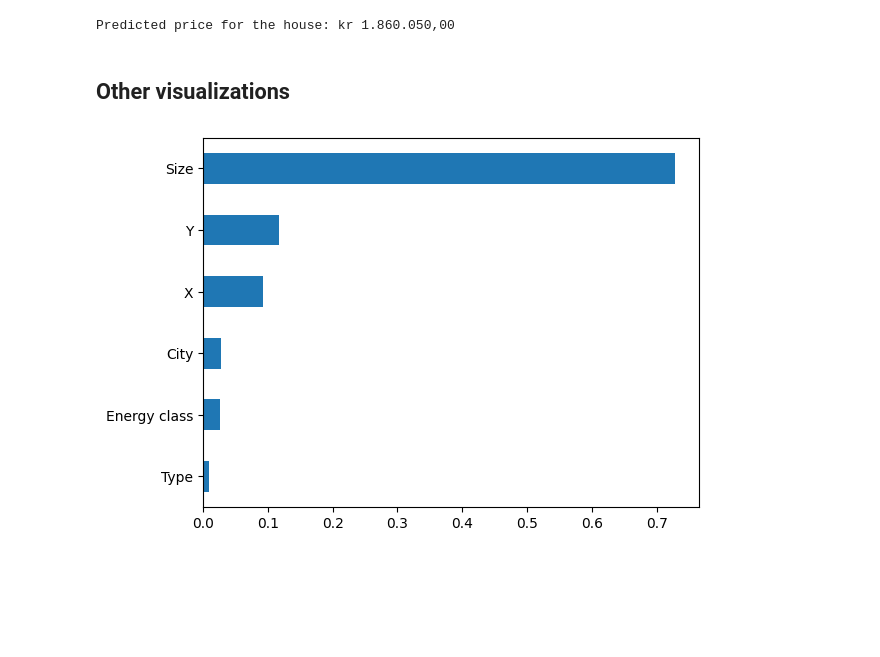
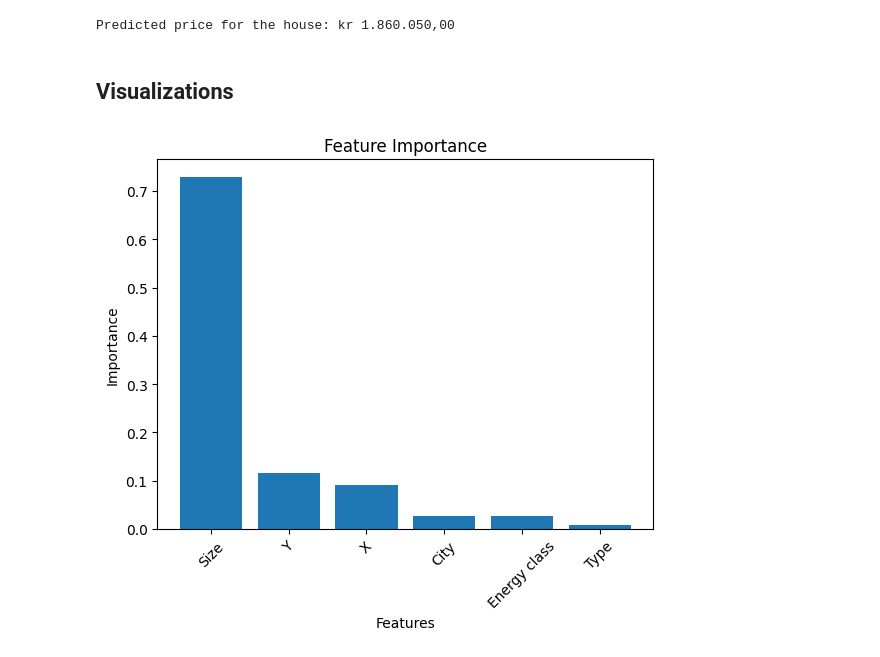
Before and after one commit to OwaisAD/PyHousr, a Jupyter notebook: RandomTreeRegression.ipynb, the cells around one changed output. Cells and saved outputs as stored; diff of their text form; code cells hidden in the pictures; blank space fills up the shorter version.

Commit message:
fix ui and added learning curve plot

```diff
--- a/RandomTreeRegression.ipynb
+++ b/RandomTreeRegression.ipynb
@@ -109,11 +109,26 @@ formatted_price = locale.currency(predicted_price[0], grouping=True)
 print(f"Predicted price for the house: {formatted_price}")
 # %% [output]
 Predicted price for the house: kr 1.860.050,00
-# %% [markdown]
-## Other visualizations
-# %%
-# Values that are used for the prediction based on importance for the model
-model_ranks = pd.Series(model.feature_importances_, index=X_train.columns, name="Importance").sort_values()
-ax = model_ranks.plot(kind="barh")
-# %% [output]
-[figure, removed]
+# %% [markdown]
+## Visualizations
+# %%
+ # bar plot displaying importance of different features in the model. Showing the relative contribution of each feature in predicting the target variable.
+
+import matplotlib.pyplot as plt
+importances = model.feature_importances_
+feature_names = data[features].columns
+
+# Sort feature importances and corresponding feature names
+importance_indices = importances.argsort()[::-1]
+sorted_importances = importances[importance_indices]
+sorted_feature_names = feature_names[importance_indices]
+
+# Create the bar plot with sorted feature importances
+plt.bar(sorted_feature_names, sorted_importances)
+plt.xlabel("Features")
+plt.ylabel("Importance")
+plt.title("Feature Importance")
+plt.xticks(rotation=45)
+plt.show()
+# %% [output]
+[figure, added]
```
Also changed, not shown: parts of 2 cells of this notebook, 1 other file.
